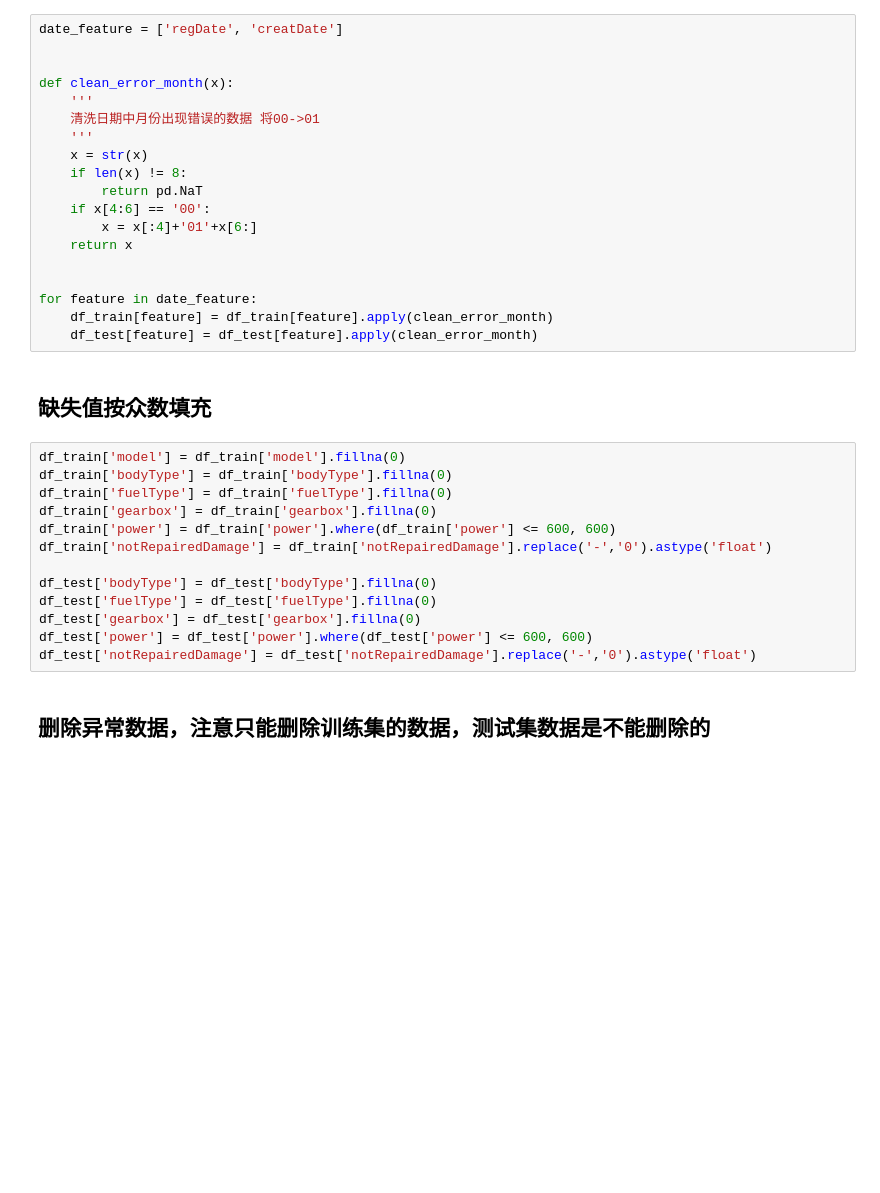
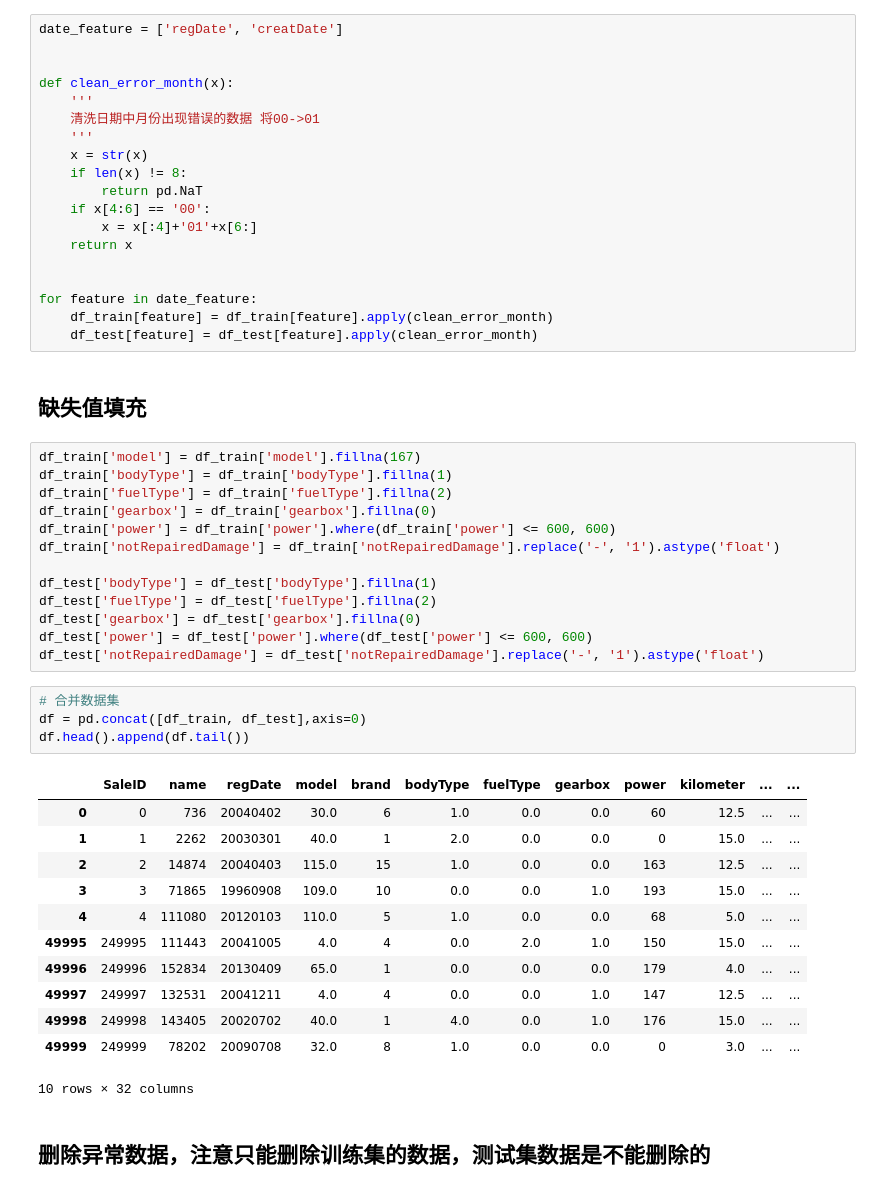
Before and after one commit to ljt270864457/car-price, a Jupyter notebook: 特征工程.ipynb, the cells around one changed output. Saved outputs shown, nothing was run; the diff lists cells and outputs as text; blank space fills up the shorter version.

```diff
--- a/特征工程.ipynb
+++ b/特征工程.ipynb
@@ -39,20 +44,37 @@ for feature in date_feature:
     df_train[feature] = df_train[feature].apply(clean_error_month)
     df_test[feature] = df_test[feature].apply(clean_error_month)
 # %% [markdown]
-## 缺失值按众数填充
+## 缺失值填充
 # %%
-df_train['model'] = df_train['model'].fillna(0)
-df_train['bodyType'] = df_train['bodyType'].fillna(0)
-df_train['fuelType'] = df_train['fuelType'].fillna(0)
+df_train['model'] = df_train['model'].fillna(167)
+df_train['bodyType'] = df_train['bodyType'].fillna(1)
+df_train['fuelType'] = df_train['fuelType'].fillna(2)
 df_train['gearbox'] = df_train['gearbox'].fillna(0)
 df_train['power'] = df_train['power'].where(df_train['power'] <= 600, 600)
-df_train['notRepairedDamage'] = df_train['notRepairedDamage'].replace('-','0').astype('float')
+df_train['notRepairedDamage'] = df_train['notRepairedDamage'].replace('-', '1').astype('float')
 
-df_test['bodyType'] = df_test['bodyType'].fillna(0)
-df_test['fuelType'] = df_test['fuelType'].fillna(0)
+df_test['bodyType'] = df_test['bodyType'].fillna(1)
+df_test['fuelType'] = df_test['fuelType'].fillna(2)
 df_test['gearbox'] = df_test['gearbox'].fillna(0)
 df_test['power'] = df_test['power'].where(df_test['power'] <= 600, 600)
-df_test['notRepairedDamage'] = df_test['notRepairedDamage'].replace('-','0').astype('float')
+df_test['notRepairedDamage'] = df_test['notRepairedDamage'].replace('-', '1').astype('float')
+# %%
+# 合并数据集
+df = pd.concat([df_train, df_test],axis=0)
+df.head().append(df.tail())
+# %% [output]
+|  | SaleID | name | regDate | model | brand | bodyType | fuelType | gearbox | power | kilometer | ... | ... |
+| 0 | 0 | 736 | 20040402 | 30.0 | 6 | 1.0 | 0.0 | 0.0 | 60 | 12.5 | ... | ... |
+| 1 | 1 | 2262 | 20030301 | 40.0 | 1 | 2.0 | 0.0 | 0.0 | 0 | 15.0 | ... | ... |
+| 2 | 2 | 14874 | 20040403 | 115.0 | 15 | 1.0 | 0.0 | 0.0 | 163 | 12.5 | ... | ... |
+| 3 | 3 | 71865 | 19960908 | 109.0 | 10 | 0.0 | 0.0 | 1.0 | 193 | 15.0 | ... | ... |
+| 4 | 4 | 111080 | 20120103 | 110.0 | 5 | 1.0 | 0.0 | 0.0 | 68 | 5.0 | ... | ... |
+| 49995 | 249995 | 111443 | 20041005 | 4.0 | 4 | 0.0 | 2.0 | 1.0 | 150 | 15.0 | ... | ... |
+| 49996 | 249996 | 152834 | 20130409 | 65.0 | 1 | 0.0 | 0.0 | 0.0 | 179 | 4.0 | ... | ... |
+| 49997 | 249997 | 132531 | 20041211 | 4.0 | 4 | 0.0 | 0.0 | 1.0 | 147 | 12.5 | ... | ... |
+| 49998 | 249998 | 143405 | 20020702 | 40.0 | 1 | 4.0 | 0.0 | 1.0 | 176 | 15.0 | ... | ... |
+| 49999 | 249999 | 78202 | 20090708 | 32.0 | 8 | 1.0 | 0.0 | 0.0 | 0 | 3.0 | ... | ... |
+10 rows × 32 columns
 # %% [markdown]
 ## 删除异常数据，注意只能删除训练集的数据，测试集数据是不能删除的
 # %% [markdown]
```
Also changed, not shown: parts of 48 cells of this notebook, 7 other files.
